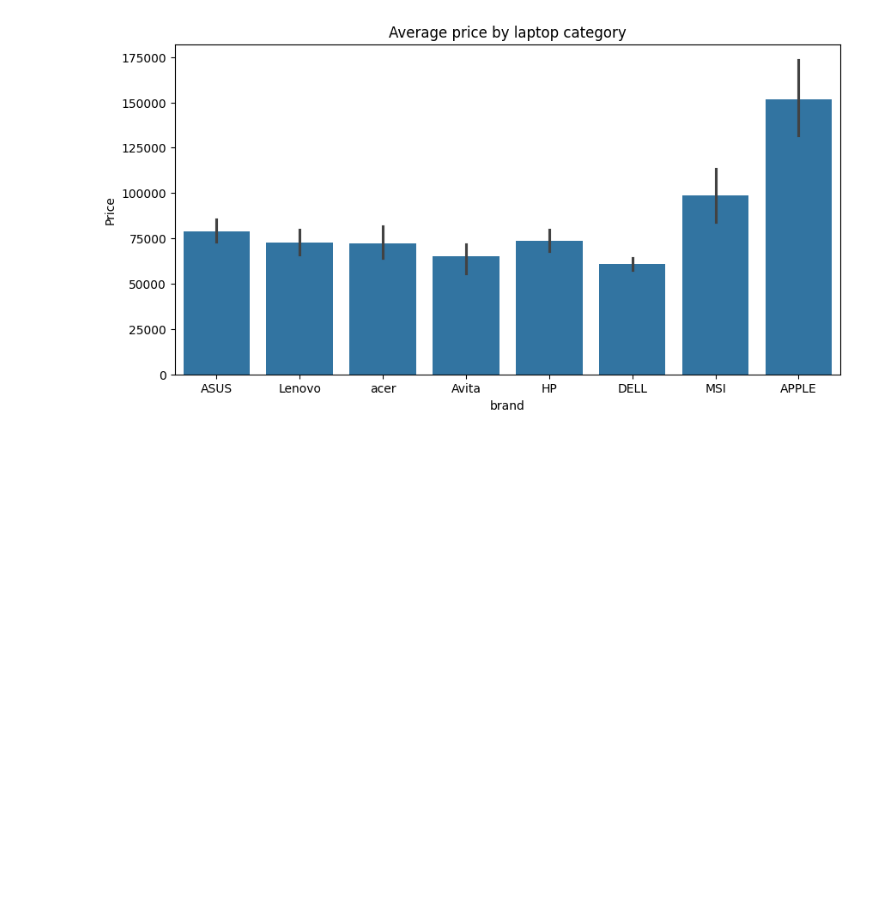
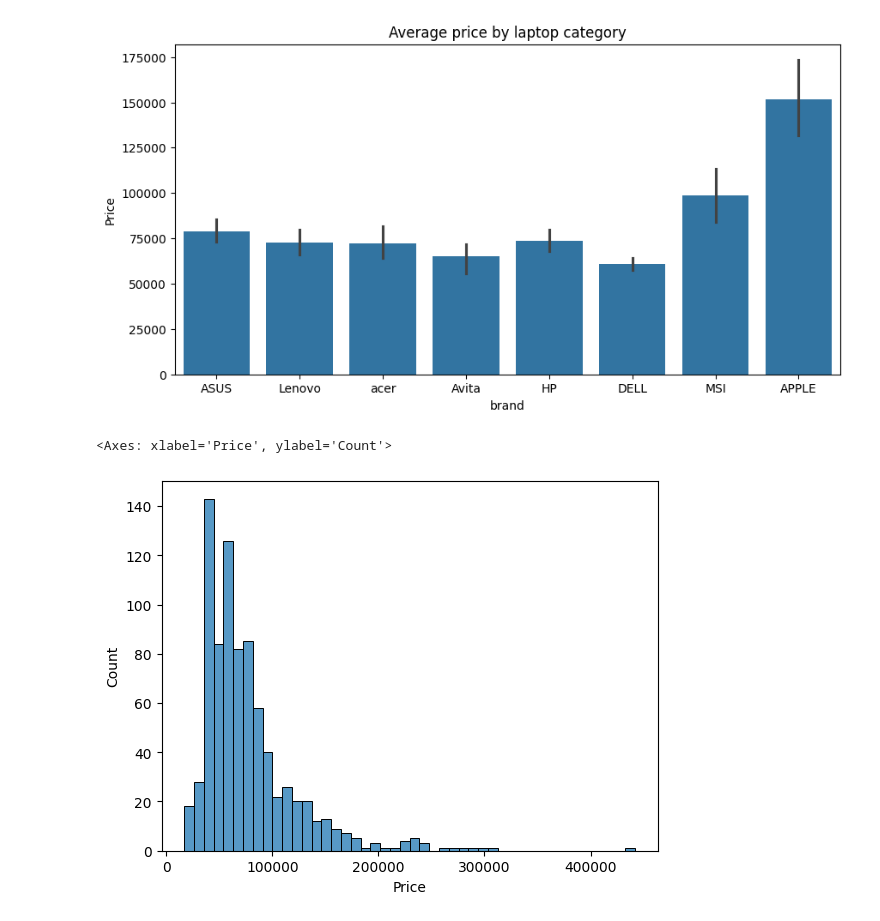
Before and after one commit to imadh-au/Laptop-Price-Analysis, a Jupyter notebook: Data_Cleaning.ipynb, the cells around one changed output. Drawn from its saved outputs; the diff is of its cells as text; code cells hidden in the pictures; blank space fills up the shorter version.

```diff
--- a/Data_Cleaning.ipynb
+++ b/Data_Cleaning.ipynb
@@ -92,3 +92,8 @@ plt.title("Average price by laptop category")
 plt.show()
 # %% [output]
 [figure]
+# %%
+sns.histplot(df['Price'])
+# %% [output]
+<Axes: xlabel='Price', ylabel='Count'>
+[figure, added]
```
Also changed, not shown: parts of 4 cells of this notebook.
